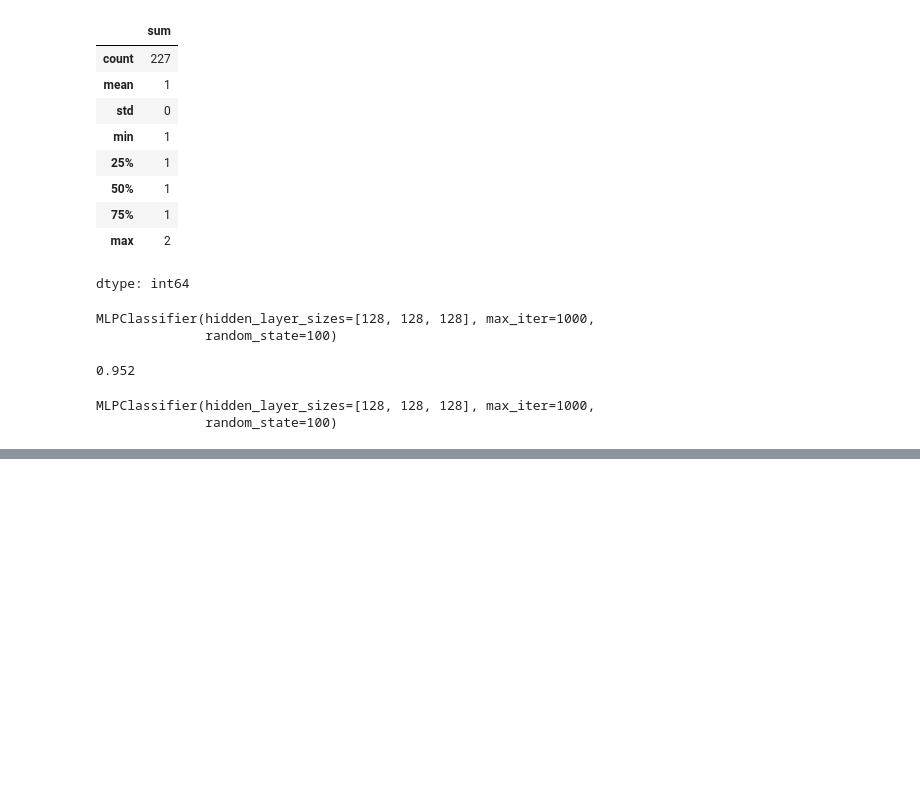
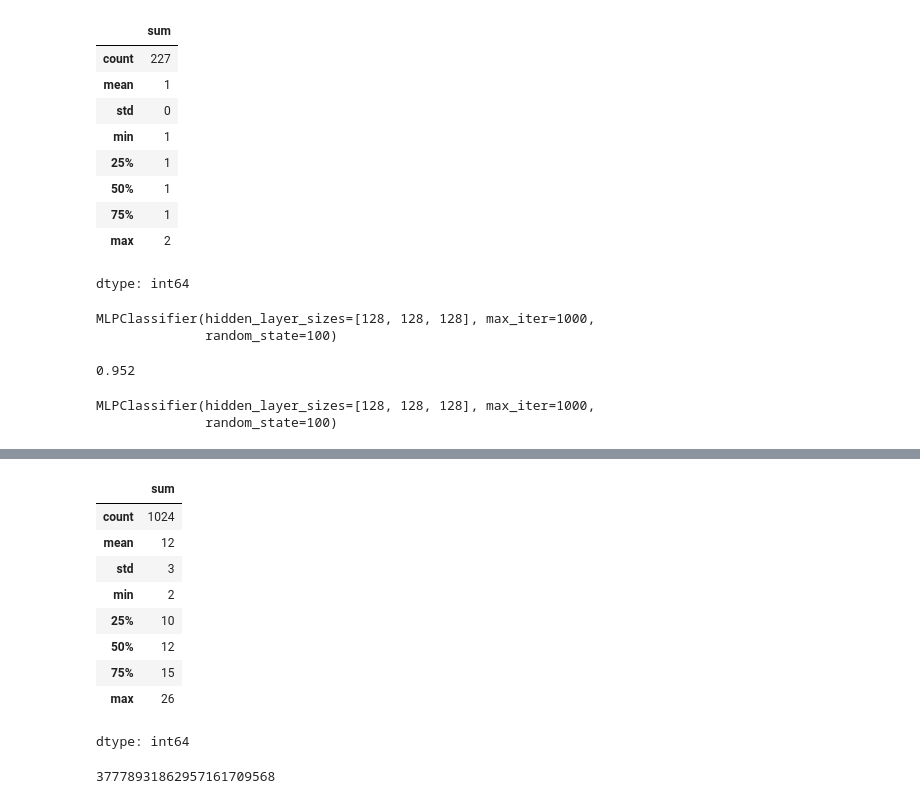
Before and after one commit to ggalarza1/AI_Finance, a Jupyter notebook: AI_finance.ipynb, the cells around one changed output, grey strips where cells are left out. Saved outputs shown, nothing was run; the diff lists cells and outputs as text; code cells hidden in the pictures; blank space fills up the shorter version.

```diff
--- a/AI_finance.ipynb
+++ b/AI_finance.ipynb
@@ -451,0 +508,17 @@ a
+# %%
+freq['sum'].describe().astype(int)
+# %% [output]
+|  | sum |
+| count | 1024 |
+| mean | 12 |
+| std | 3 |
+| min | 2 |
+| 25% | 10 |
+| 50% | 12 |
+| 75% | 15 |
+| max | 26 |
+dtype: int64
+# %%
+8 ** 25
+# %% [output]
+37778931862957161709568
```
Also changed, not shown: parts of 23 cells of this notebook.
